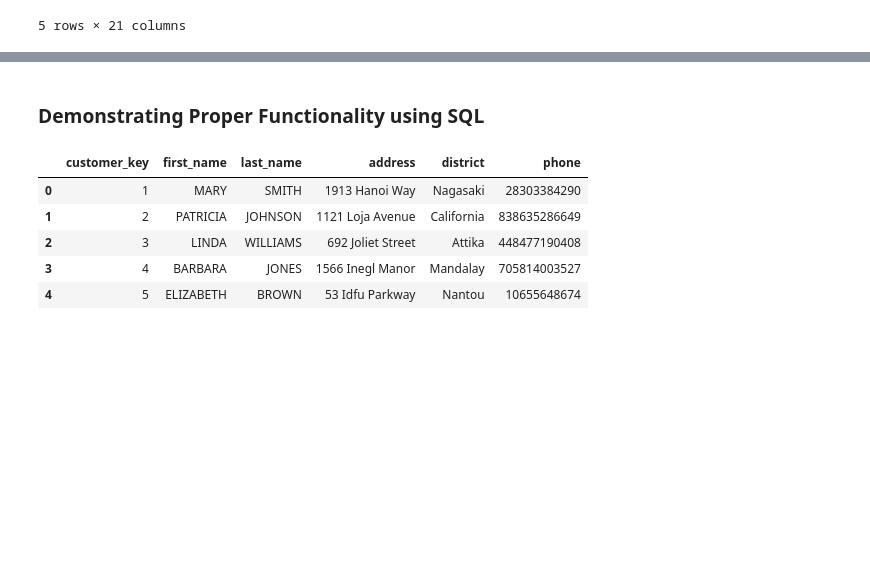
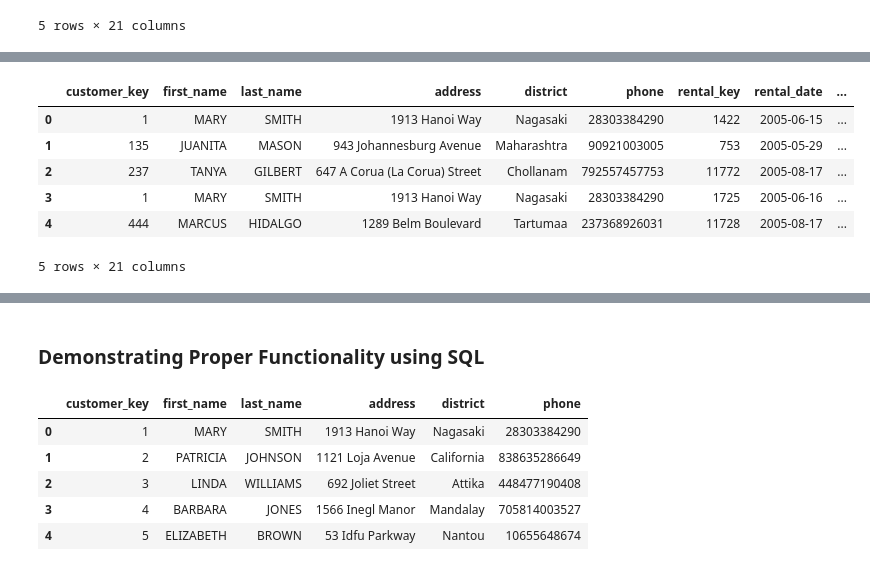
Before and after one commit to tmegandoan/DS-2002-002, a Jupyter notebook: Projects/Midterm1.ipynb, the cells around one changed output, grey strips where cells are left out. Saved outputs shown, nothing was run; the diff lists cells and outputs as text; code cells hidden in the pictures; blank space fills up the shorter version.

Commit message:
date dimension created in python

```diff
--- a/Projects/Midterm1.ipynb
+++ b/Projects/Midterm1.ipynb
@@ -548,0 +501,14 @@ fact_table.head(5)
+# %%
+# Getting rid of the time for our date dimension table:
+fact_table['rental_date'] = fact_table['rental_date'].str.split(' ').str[0]
+fact_table['payment_date'] = fact_table['payment_date'].astype(str) # making this column a string so we can remove time
+fact_table['payment_date'] = fact_table['payment_date'].str.split(' ').str[0]
+fact_table.head(5)
+# %% [output]
+|  | customer_key | first_name | last_name | address | district | phone | rental_key | rental_date | ... |
+| 0 | 1 | MARY | SMITH | 1913 Hanoi Way | Nagasaki | 28303384290 | 1422 | 2005-06-15 | ... |
+| 1 | 135 | JUANITA | MASON | 943 Johannesburg Avenue | Maharashtra | 90921003005 | 753 | 2005-05-29 | ... |
+| 2 | 237 | TANYA | GILBERT | 647 A Corua (La Corua) Street | Chollanam | 792557457753 | 11772 | 2005-08-17 | ... |
+| 3 | 1 | MARY | SMITH | 1913 Hanoi Way | Nagasaki | 28303384290 | 1725 | 2005-06-16 | ... |
+| 4 | 444 | MARCUS | HIDALGO | 1289 Belm Boulevard | Tartumaa | 237368926031 | 11728 | 2005-08-17 | ... |
+5 rows × 21 columns
```
Also changed, not shown: parts of 23 cells of this notebook.
